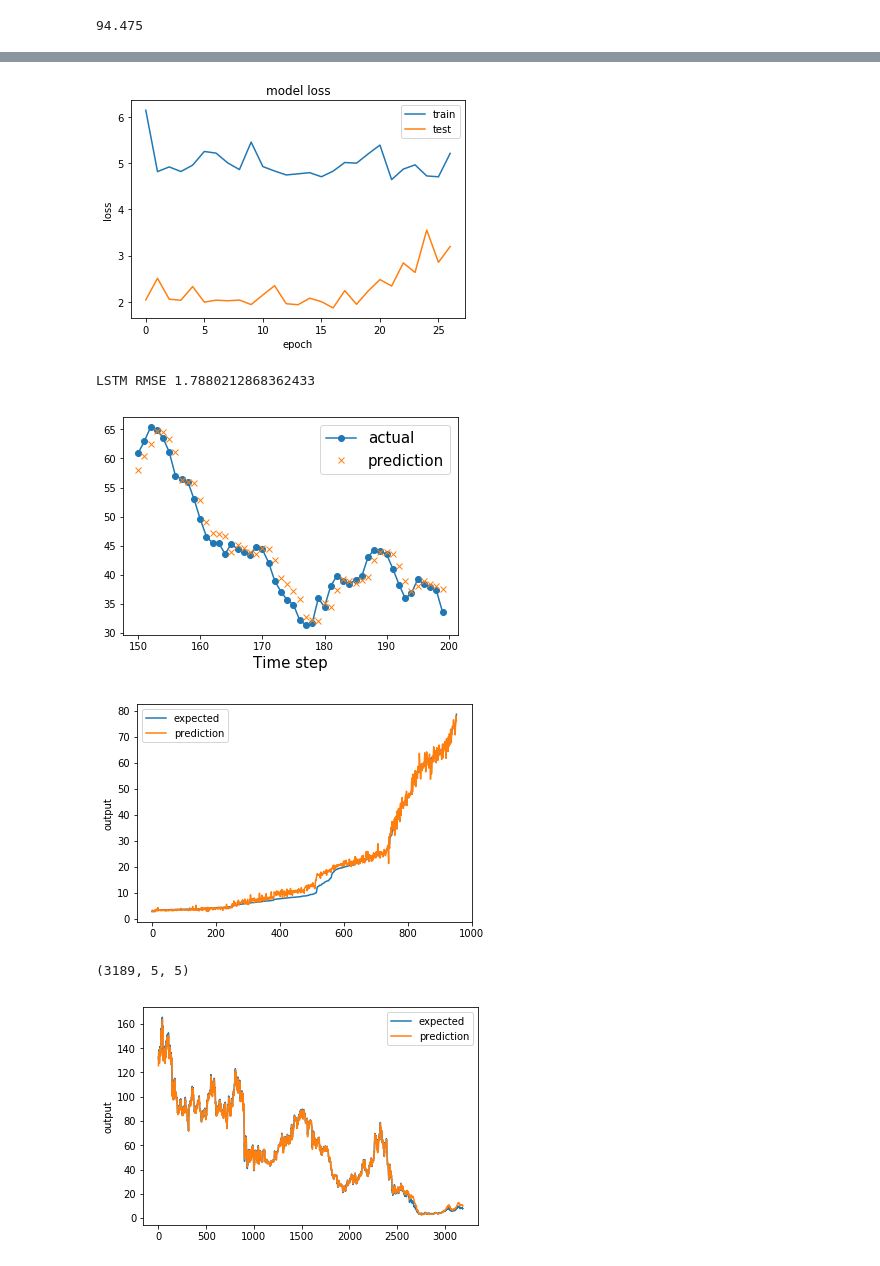
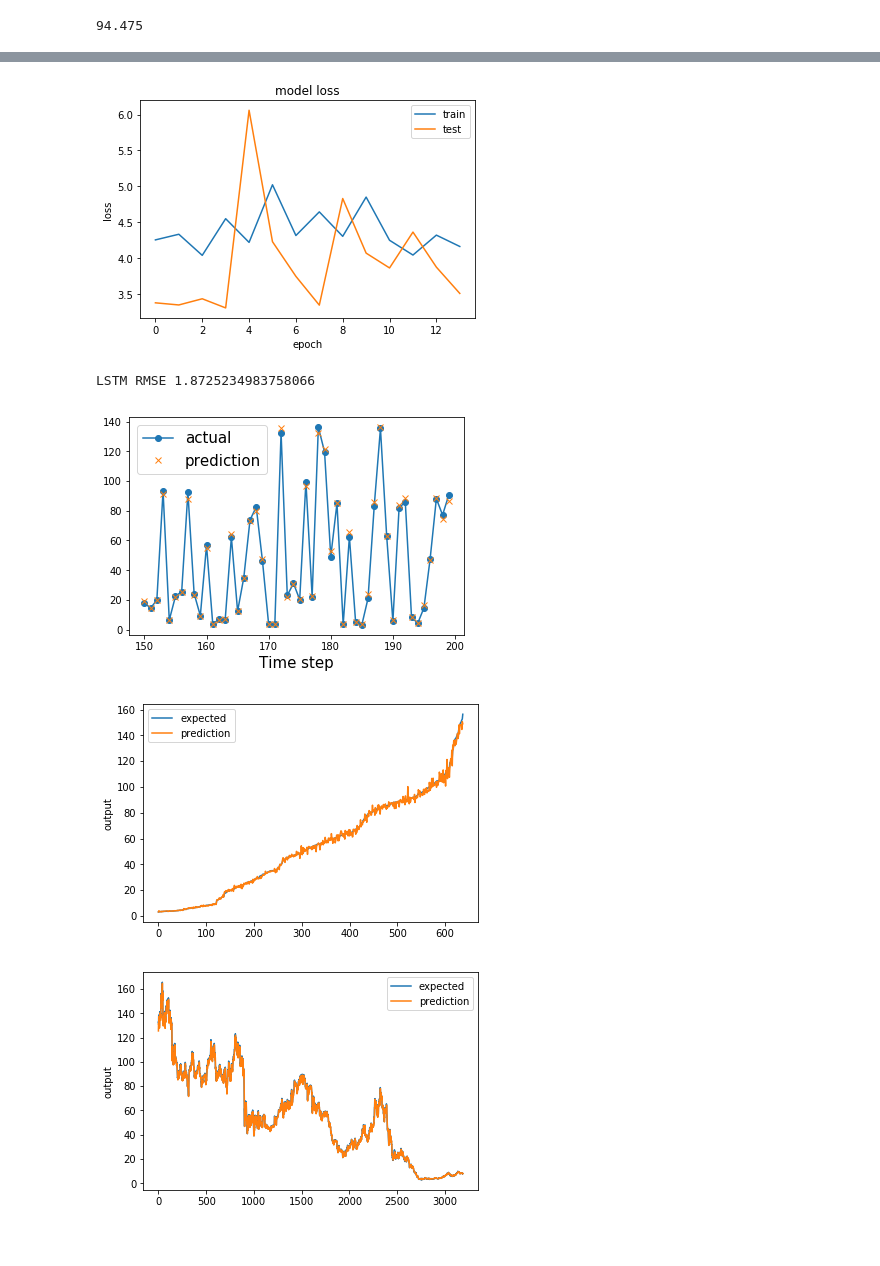
Before and after one commit to Udaysony/Stock-market-Prediction, a Jupyter notebook: Stock_prediction.ipynb, the cells around one changed output, grey strips where cells are left out. Saved outputs shown, nothing was run; the diff lists cells and outputs as text; code cells hidden in the pictures.

```diff
--- a/Stock_prediction.ipynb
+++ b/Stock_prediction.ipynb
@@ -126,7 +127,7 @@ def to_sequences(seq_size, data):
 lstm_df = pd.DataFrame(np.hstack([x_data,y_data])) # combining normalized data and the target ("Close" price).
 # %%
 seq = 5
-# xt, yt = to_sequences(seq, lstm_df)
+xt, yt = to_sequences(seq, lstm_df)
 # %% [output]
 (3189, 5, 5)
 # %%
@@ -141,7 +136,7 @@ x_test,y_test = to_sequences(seq, test)
 # %%
 # train.head(10)
 # %%
-# x_train, x_test , y_train, y_test  = train_test_split(xt,yt, test_size = 0.2)
+x_train, x_test , y_train, y_test  = train_test_split(xt,yt, test_size = 0.2)
 # %%
 x_train[0]
 # %% [output]
@@ -222,7 +213,7 @@ plt.xlabel('epoch')
 plt.legend(['train', 'test'], loc='upper right')
 plt.show()
 # %% [output]
-[figure, old version]
+[figure, new version]
 # %%
 pred = model.predict(x_test)
 # %%
@@ -231,7 +222,7 @@ rmse = np.sqrt(mean_squared_error(y_test, pred))
 print("LSTM RMSE",rmse)
 # results['LSTM'] = {'RMSE': rmse, 'Training Time': train_time.total_seconds()}
 # %% [output]
-LSTM RMSE 1.7880212868362433
+LSTM RMSE 1.8725234983758066
 # %%
 # rpred = pred.reshape(pred.shape[0],)
 # create_lift(outcome=y_test, model_proba=rpred, precision = 2, vis = True)
@@ -244,7 +235,7 @@ plt.xlabel('Time step', size=15)
 plt.legend(fontsize=15)
 plt.show()
 # %% [output]
-[figure, old version]
+[figure, new version]
 # %%
 def chart_regression(y,pred,sort=True):
     t = pd.DataFrame({'pred' : pred, 'y' : y})
@@ -258,12 +249,9 @@ def chart_regression(y,pred,sort=True):
 # %%
 chart_regression(list(y_test), list(pred))
 # %% [output]
-[figure, old version]
+[figure, new version]
 # %%
-XT,YT = to_sequences(seq, lstm_df)
-
 pred_all = model.predict(XT)
 chart_regression(list(YT), list(pred_all), sort = False)
 # %% [output]
-(3189, 5, 5)
-[figure, old version]
+[figure, new version]
```
Also changed, not shown: parts of 7 cells of this notebook.
